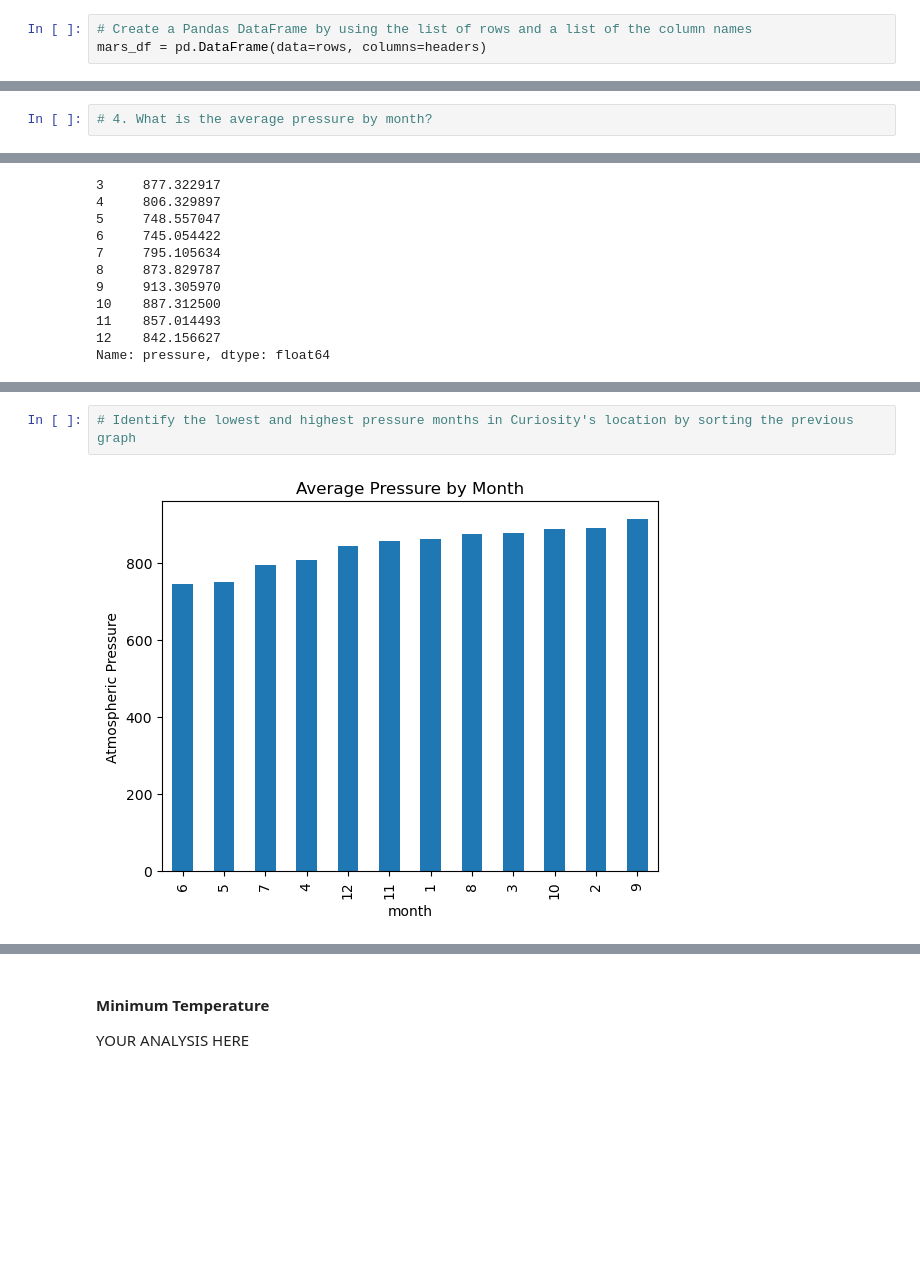
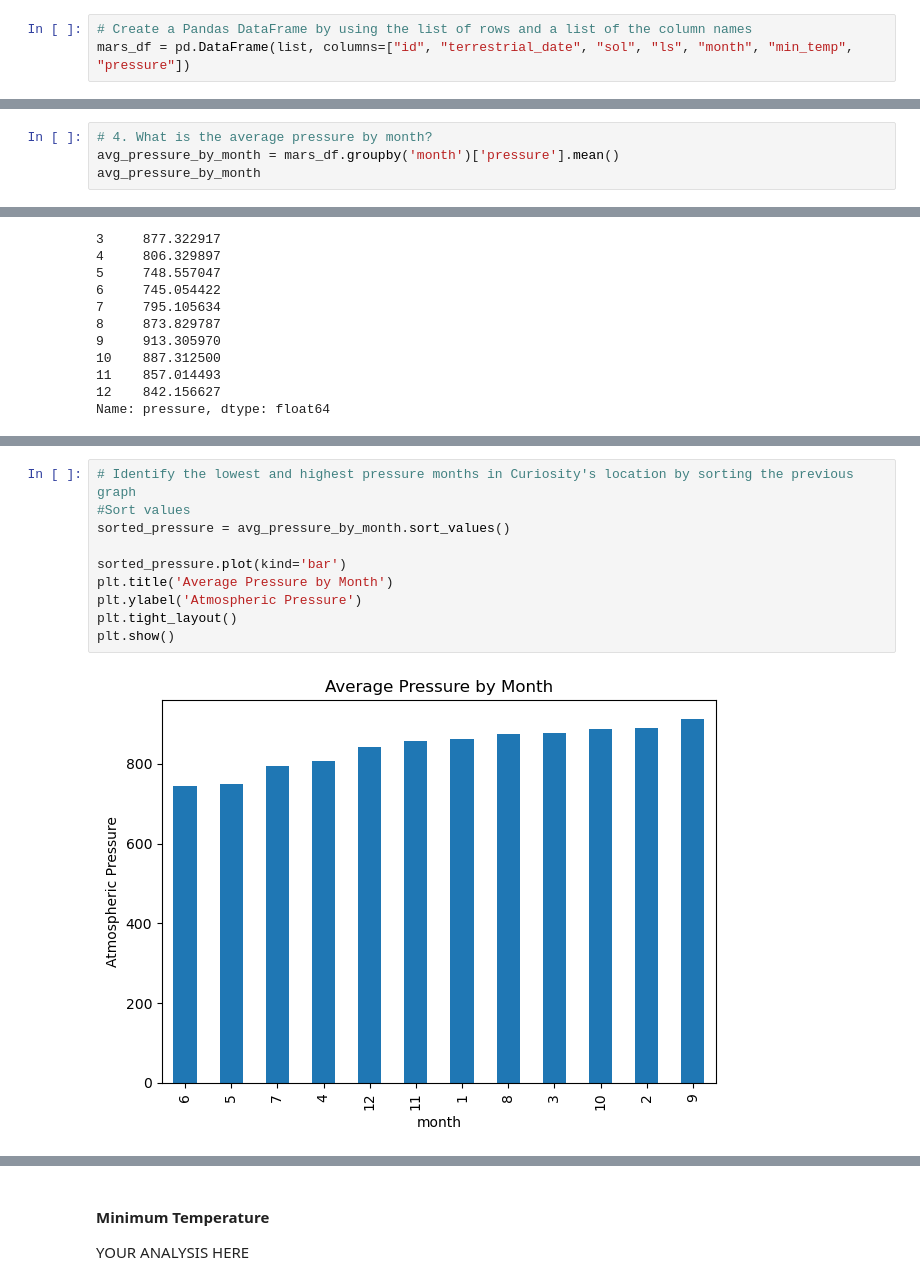
Before and after one commit to BookHaven12/Web-Scraping-Challenge, a Jupyter notebook: part_2_mars_weather.ipynb, the cells around one changed output, grey strips where cells are left out. Saved outputs shown, nothing was run; the diff lists cells and outputs as text; blank space fills up the shorter version.

```diff
--- a/part_2_mars_weather.ipynb
+++ b/part_2_mars_weather.ipynb
@@ -141,6 +131,6 @@ Rows: [['2', '2012-08-16', '10', '155', '6', '-75.0', '739.0'], ['13', '2012-08-
 # %%
 # Create a Pandas DataFrame by using the list of rows and a list of the column names
-mars_df = pd.DataFrame(data=rows, columns=headers)
+mars_df = pd.DataFrame(list, columns=["id", "terrestrial_date", "sol", "ls", "month", "min_temp", "pressure"])
 # %%
 # Confirm DataFrame was created successfully
 mars_df.head()
@@ -241,5 +268,7 @@ Name: min_temp, dtype: float64
 # %%
 # 4. What is the average pressure by month?
+avg_pressure_by_month = mars_df.groupby('month')['pressure'].mean()
+avg_pressure_by_month
 # %% [output]
 month
 1     862.488506
@@ -262,6 +296,14 @@ Name: pressure, dtype: float64
 # %%
 # Identify the lowest and highest pressure months in Curiosity's location by sorting the previous graph
+#Sort values
+sorted_pressure = avg_pressure_by_month.sort_values()
+
+sorted_pressure.plot(kind='bar')
+plt.title('Average Pressure by Month')
+plt.ylabel('Atmospheric Pressure')
+plt.tight_layout()
+plt.show()
 # %% [output]
-[figure, old version]
+[figure, new version]
 # %%
 # 5. How many terrestrial (Earth) days are there in a Martian year?
```
Also changed, not shown: parts of 15 cells of this notebook.
